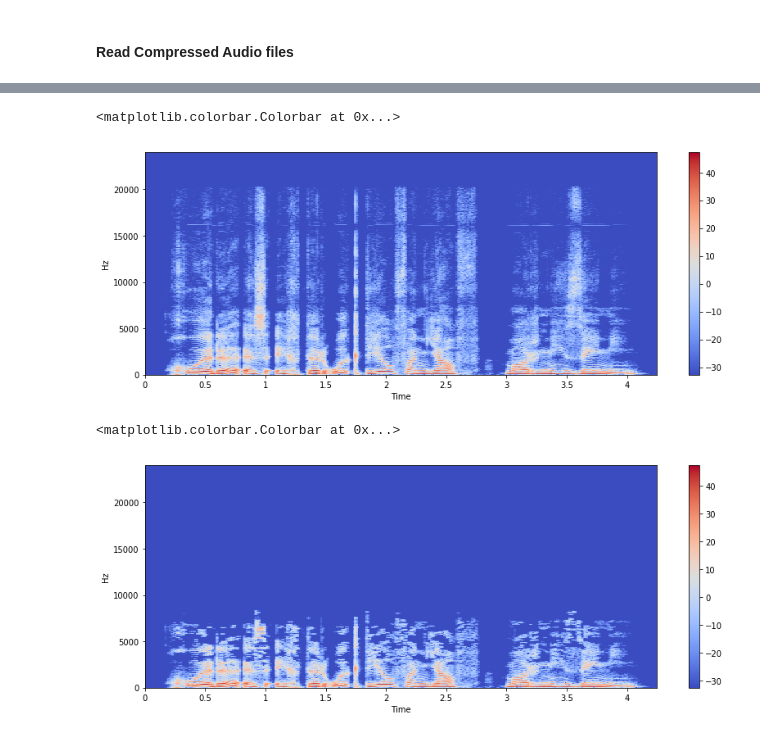
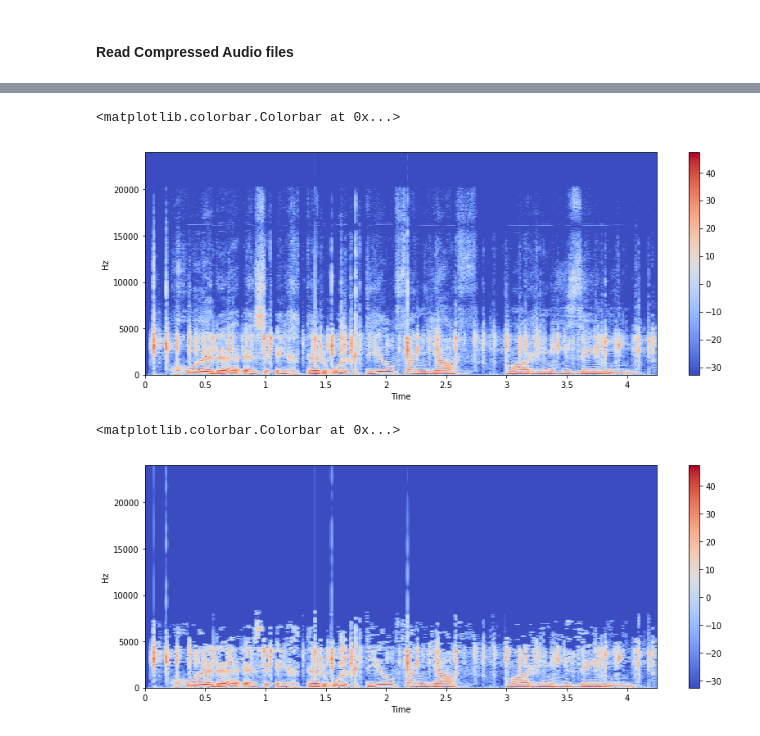
Before and after one commit to W210-Audio-Upscaling/Audio-Upscaling, a Jupyter notebook: EDA/Normalizing_and_compressing_audio.ipynb, the cells around one changed output, grey strips where cells are left out. Saved outputs shown, nothing was run; the diff lists cells and outputs as text; code cells hidden in the pictures.

```diff
--- a/EDA/Normalizing_and_compressing_audio.ipynb
+++ b/EDA/Normalizing_and_compressing_audio.ipynb
@@ -192,0 +167,7 @@ plt.colorbar()
+# %%
+x, sr = librosa.load("afr_0184_0007791035_bn_added.wav", sr=48000)
+X = librosa.stft(x)
+Xdb = librosa.amplitude_to_db(abs(X))
+plt.figure(figsize=(14, 5))
+librosa.display.specshow(Xdb, sr=sr, x_axis='time', y_axis='hz')
+plt.colorbar()
@@ -193,15 +177,15 @@ plt.colorbar()
 # %%
-x, sr = librosa.load("afr_0184_0007791035_normalized.mp3", sr=48000)
+x, sr = librosa.load("afr_0184_0007791035_bn_added_normalized.mp3", sr=48000)
 X = librosa.stft(x)
 Xdb = librosa.amplitude_to_db(abs(X))
 plt.figure(figsize=(14, 5))
 librosa.display.specshow(Xdb, sr=sr, x_axis='time', y_axis='hz')
 plt.colorbar()
 # %% [output]
 <matplotlib.colorbar.Colorbar at 0x...>
-[figure, old version]
+[figure, new version]
 # %%
-x, sr = librosa.load("afr_0184_0007791035_normalized_compressed.mp3", sr=48000)
+x, sr = librosa.load("afr_0184_0007791035_bn_added_normalized_compressed.mp3", sr=48000)
 X = librosa.stft(x)
 Xdb = librosa.amplitude_to_db(abs(X))
 plt.figure(figsize=(14, 5))
@@ -209,4 +193,4 @@ librosa.display.specshow(Xdb, sr=sr, x_axis='time', y_axis='hz')
 plt.colorbar()
 # %% [output]
 <matplotlib.colorbar.Colorbar at 0x...>
-[figure, old version]
+[figure, new version]
```
Also changed, not shown: parts of 15 cells of this notebook.
